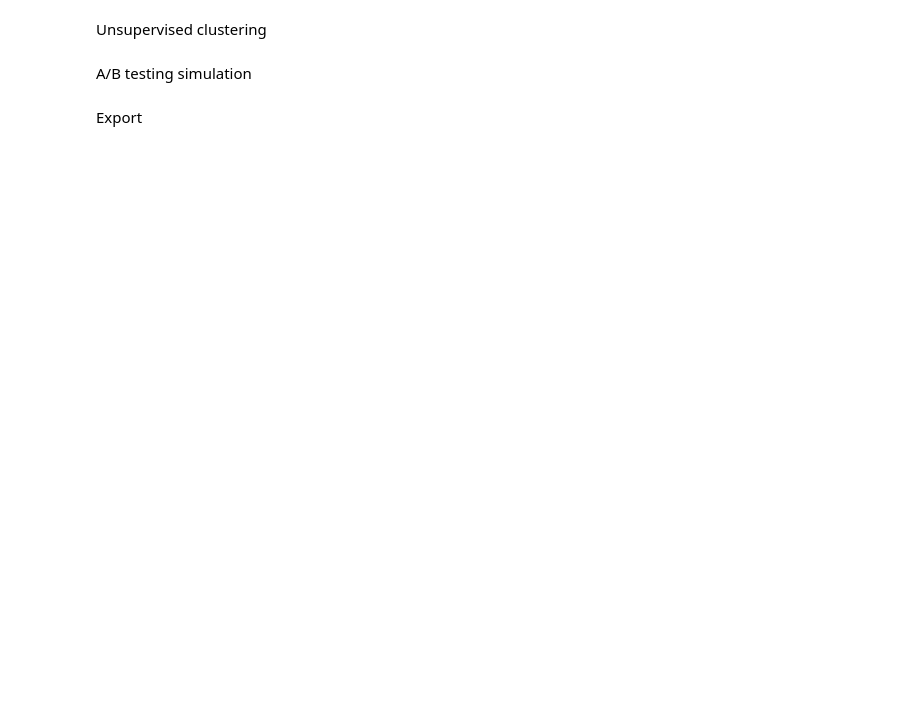
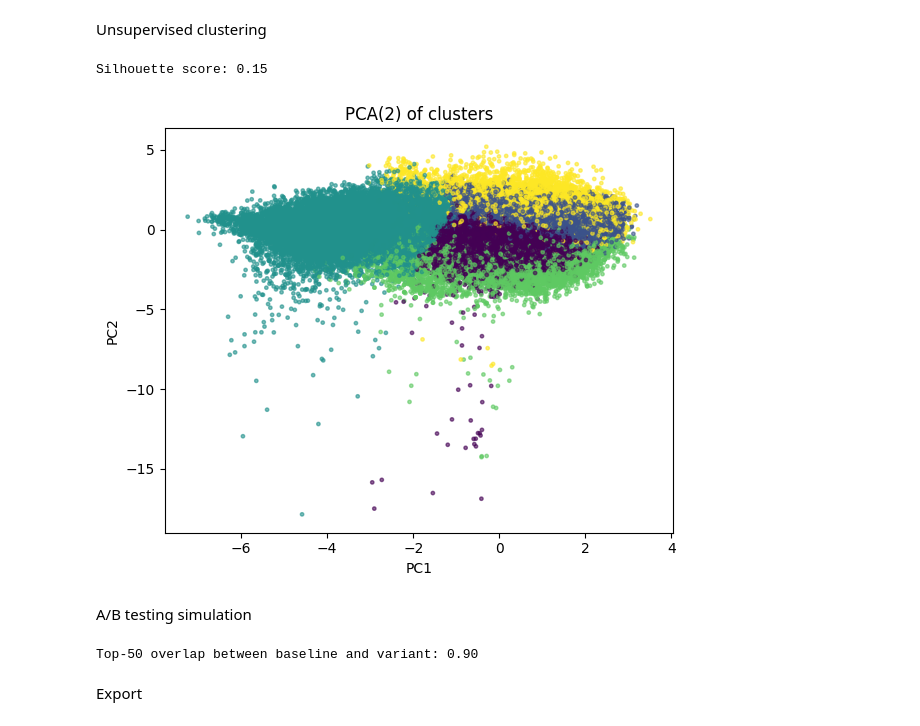
Before and after one commit to haydenchang/spotify-MRS, a Jupyter notebook: EDA/python EDA/eda.ipynb, the cells around one changed output. Drawn from its saved outputs; the diff is of its cells as text; code cells hidden in the pictures; blank space fills up the shorter version.

```diff
--- a/EDA/python EDA/eda.ipynb
+++ b/EDA/python EDA/eda.ipynb
@@ -64,6 +200,50 @@ Popularity drivers
 # %% [markdown]
 Unsupervised clustering
+# %%
+from sklearn.preprocessing import StandardScaler
+from sklearn.decomposition import PCA
+from sklearn.cluster import KMeans
+from sklearn.metrics import silhouette_score
+
+cluster_features = [c for c in audio_cols if c != "popularity"]
+Xc = df[cluster_features].select_dtypes(include=[np.number]).dropna()
+if len(Xc) > 0 and Xc.shape[1] >= 2:
+    scaler = StandardScaler()
+    Xs = scaler.fit_transform(Xc)
+
+    k = 5
+    km = KMeans(n_clusters=k, n_init=10, random_state=42)
+    labels = km.fit_predict(Xs)
+    sil = silhouette_score(Xs, labels)
+    print("Silhouette score:", round(sil, 3))
+
+    X2 = PCA(n_components=2, random_state=42).fit_transform(Xs)
+    plt.figure(figsize=(6,5))
+    plt.scatter(X2[:,0], X2[:,1], s=6, alpha=0.6, c=labels)
+    plt.title("PCA(2) of clusters")
+    plt.xlabel("PC1")
+    plt.ylabel("PC2")
+    plt.tight_layout()
+    plt.show()
+# %% [output]
+Silhouette score: 0.15
+[figure, added]
 # %% [markdown]
 A/B testing simulation
+# %%
+df_ab = df.copy()
+df_ab["baseline_score"] = df_ab["popularity"]
+if {"energy", "danceability"}.issubset(df_ab.columns):
+    df_ab["variant_score"] = 0.7*df_ab["popularity"] + 0.15*df_ab["energy"] + 0.15*df_ab["danceability"]
+else:
+    df_ab["variant_score"] = df_ab["popularity"]
+
+N = 50
+base_top = df_ab.nlargest(N, "baseline_score")
+var_top  = df_ab.nlargest(N, "variant_score")
+overlap = len(set(base_top.index) & set(var_top.index)) / N
+print(f"Top-{N} overlap between baseline and variant: {overlap:.2f}")
+# %% [output]
+Top-50 overlap between baseline and variant: 0.90
 # %% [markdown]
 Export
```
Also changed, not shown: parts of 9 cells of this notebook.
